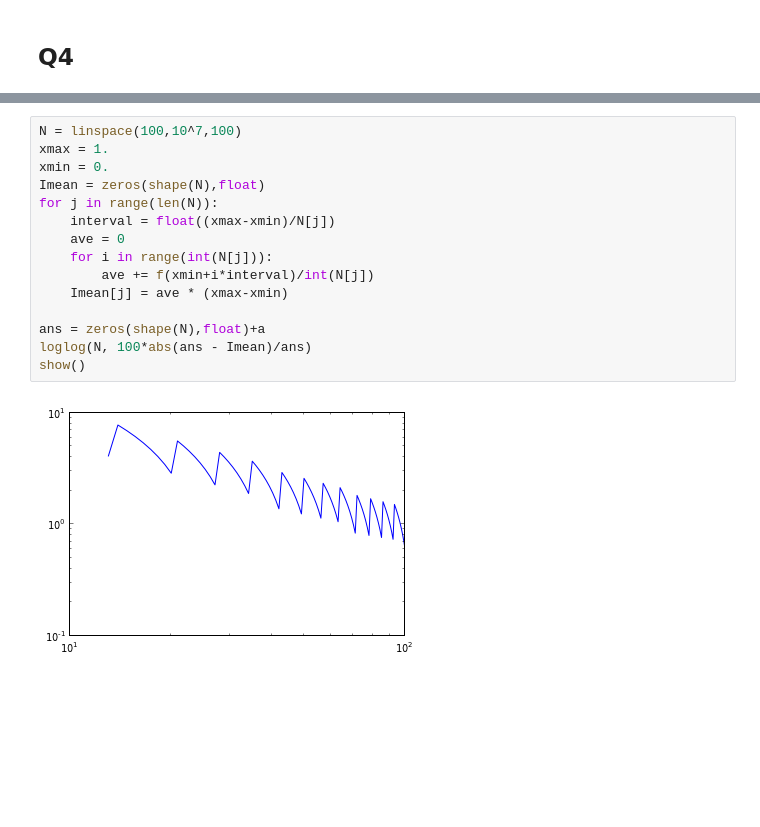
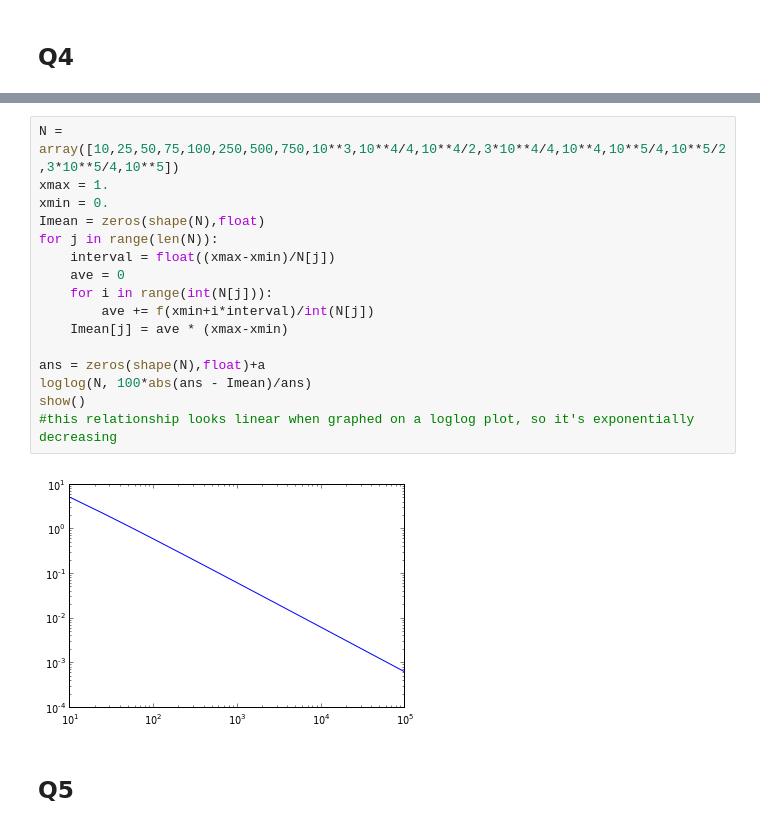
Before and after one commit to jeziegle/PHYS202-S13, a Jupyter notebook: Week5/NumericalIntegExercise4.ipynb, the cells around one changed output, grey strips where cells are left out. Saved outputs shown, nothing was run; the diff lists cells and outputs as text; blank space fills up the shorter version.

```diff
--- a/Week5/NumericalIntegExercise4.ipynb
+++ b/Week5/NumericalIntegExercise4.ipynb
@@ -141,17 +141,21 @@ show()
 # %%
-N = linspace(100,10^7,100)
+N = array([10,25,50,75,100,250,500,750,10**3,10**4/4,10**4/2,3*10**4/4,10**4,10**5/4,10**5/2,3*10**5/4,10**5])
 xmax = 1.
 xmin = 0.
 Imean = zeros(shape(N),float)
 for j in range(len(N)):
     interval = float((xmax-xmin)/N[j])
     ave = 0
     for i in range(int(N[j])):
         ave += f(xmin+i*interval)/int(N[j])
     Imean[j] = ave * (xmax-xmin)
 
 ans = zeros(shape(N),float)+a
 loglog(N, 100*abs(ans - Imean)/ans)
 show()
+#this relationship looks linear when graphed on a loglog plot, so it's exponentially decreasing
 # %% [output]
-[figure, old version]
+[figure, new version]
+# %% [markdown]
+Q5
+-
```
Also changed, not shown: parts of 2 cells of this notebook.
